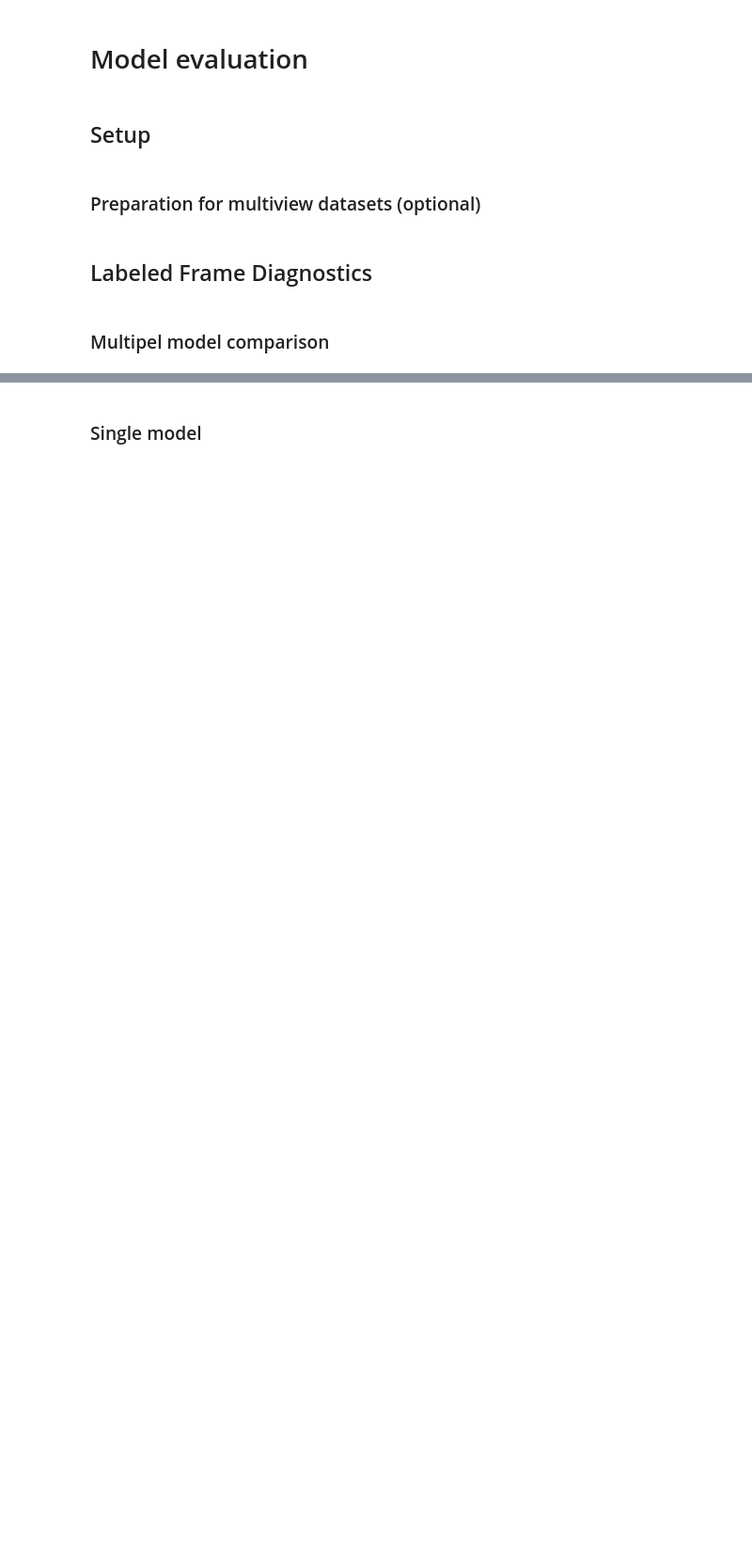
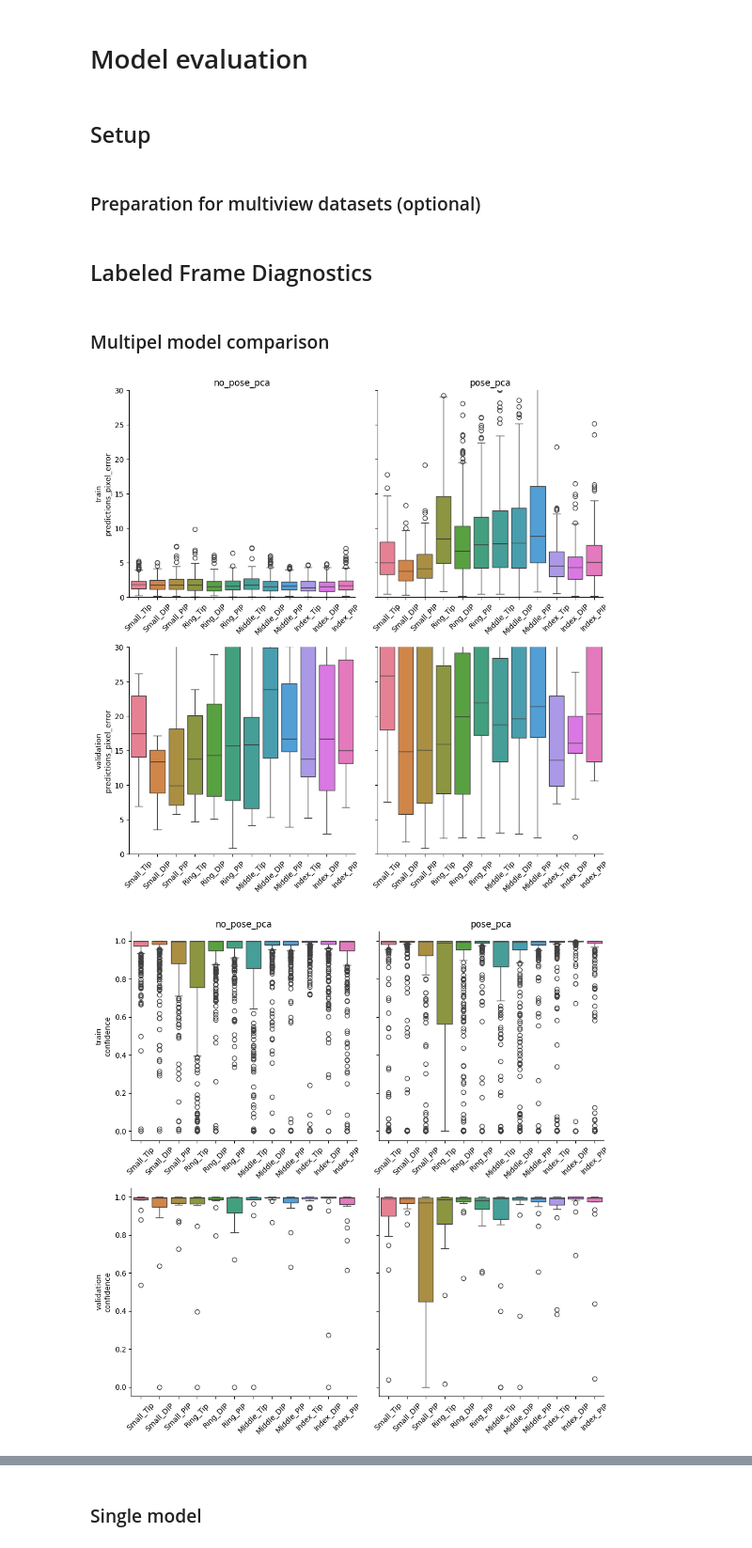
Before and after one commit to YitingChang/hand_tracking, a Jupyter notebook: Lightning-Pose/Visualization_model_evaluation.ipynb, the cells around one changed output, grey strips where cells are left out. Shown at 94% size. Cells and saved outputs as stored; diff of their text form; code cells hidden in the pictures; blank space fills up the shorter version.

```diff
--- a/Lightning-Pose/Visualization_model_evaluation.ipynb
+++ b/Lightning-Pose/Visualization_model_evaluation.ipynb
@@ -74,26 +77,30 @@ for model_dir, model_name in zip(model_dirs, model_names):
 # %%
 # Plot
 metric_names = dframes_metrics[model_names[0]].keys()
 data_types = df_data_types[model_names[0]]
 
 for me, metric in enumerate(metric_names):
     fig, axs = plt.subplots(len(data_types), len(model_names), figsize=(5*len(model_names), 5*len(data_types)), sharey=True)
     for mo, model_name in enumerate(model_names):
         df = dframes_metrics[model_name][metric]
 
         for d, data_type in enumerate(data_types):
             df_data_type = df[df['set'] == data_type]
             sns.boxplot(data = df_data_type, ax=axs[d, mo])
             # Setup title, labels, axes
             axs[d, mo].spines['top'].set_visible(False)
             axs[d, mo].spines['right'].set_visible(False)
             axs[d, mo].tick_params(axis='x', rotation=45)  # Rotate x-tick labels
             axs[d, mo].set_ylabel(data_type + "\n" + metric)
-            axs[d, mo].set_ylim(0, 50)
+            if "pixel" in metric:
+                axs[d, mo].set_ylim(0, 30)
             if d == 0:
                 axs[d, mo].set_title(model_name)
     # Adjust layout to prevent overlap
     plt.tight_layout()
 
     # Save the figure
-    plt.savefig(os.path.join(save_dir, model_name + "_" + metric + ".png"))
+    plt.savefig(os.path.join(save_dir, metric + ".png"))
+# %% [output]
+[figure, added]
+[figure, added]
```
Also changed, not shown: parts of 2 cells of this notebook, 6 other files.
